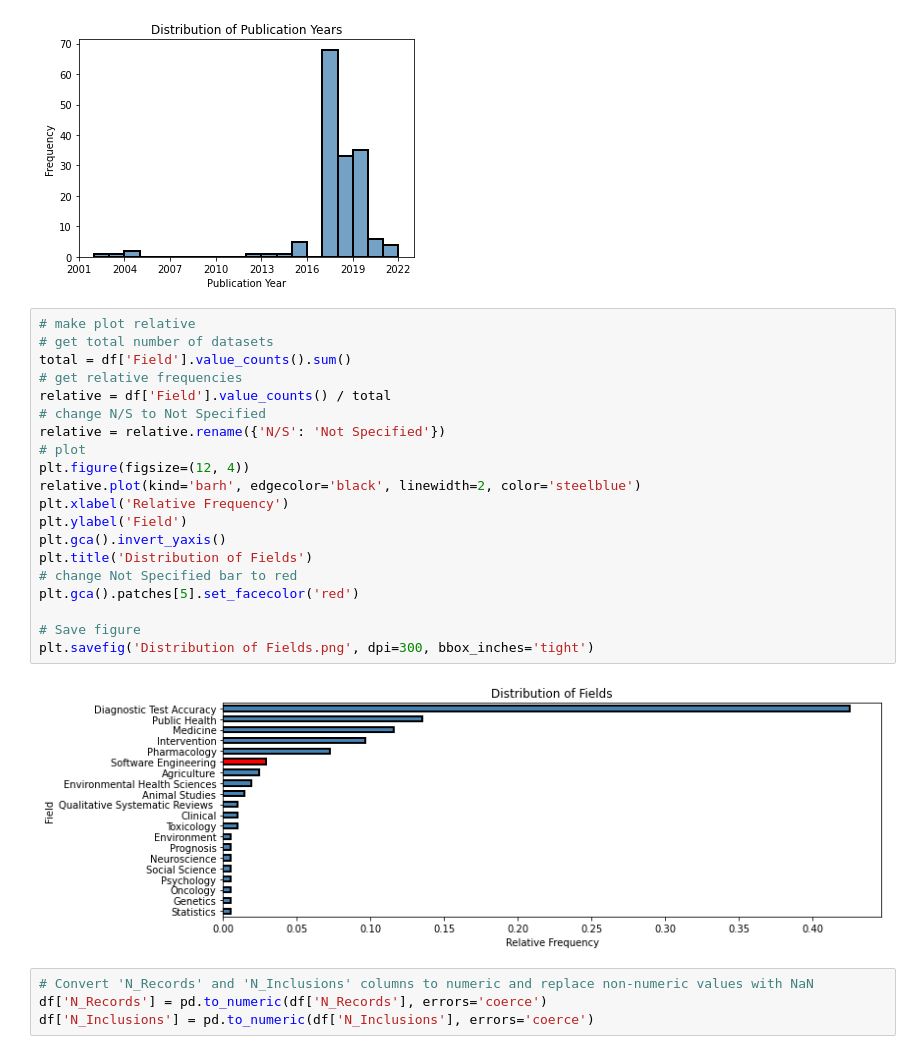
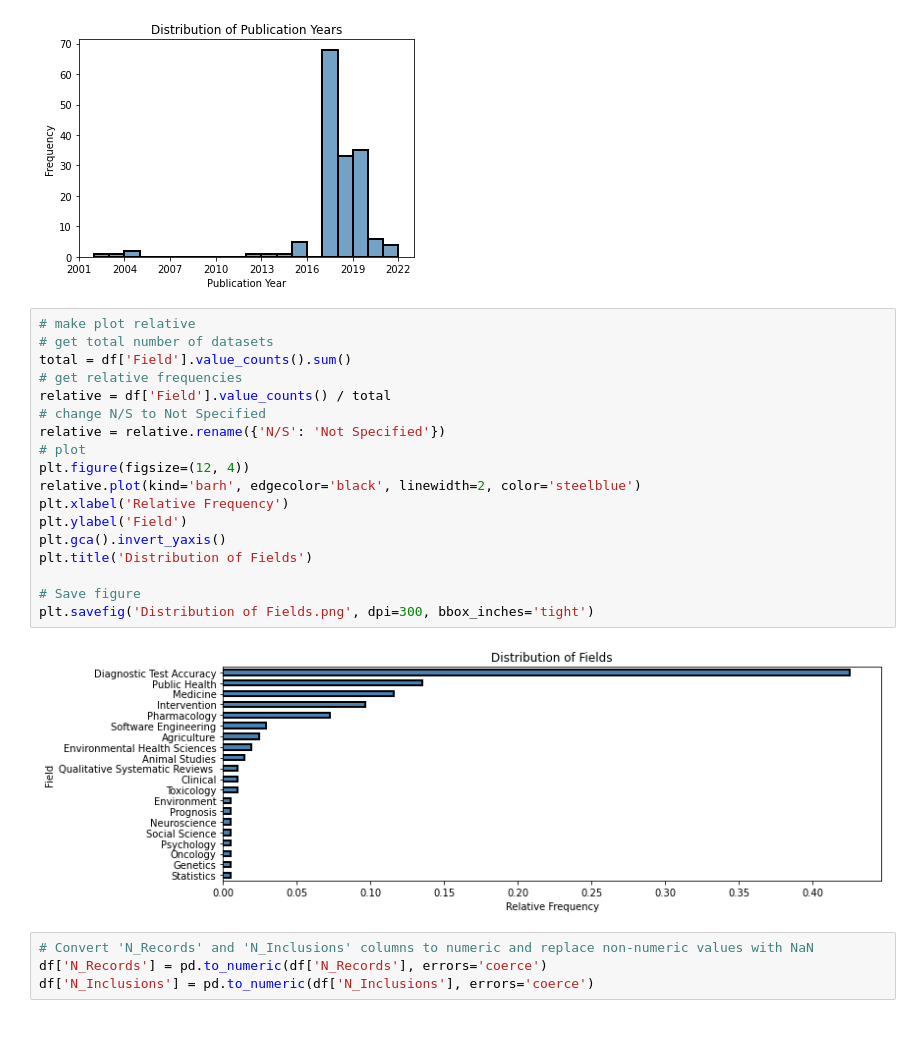
Before and after one commit to jteijema/Code-for-Simulation-Based-Active-Learning-for-Systematic-Reviews, a Jupyter notebook: Code/Datasets/datasets.ipynb, the cells around one changed output. Drawn from its saved outputs; the diff is of its cells as text.

Commit message:
Update datasets figure

```diff
--- a/Code/Datasets/datasets.ipynb
+++ b/Code/Datasets/datasets.ipynb
@@ -45,25 +45,23 @@ plt.savefig('Distribution of Publication Years.png', dpi=300, bbox_inches='tight
 # %%
 # make plot relative
 # get total number of datasets
 total = df['Field'].value_counts().sum()
 # get relative frequencies
 relative = df['Field'].value_counts() / total
 # change N/S to Not Specified
 relative = relative.rename({'N/S': 'Not Specified'})
 # plot
 plt.figure(figsize=(12, 4))
 relative.plot(kind='barh', edgecolor='black', linewidth=2, color='steelblue')
 plt.xlabel('Relative Frequency')
 plt.ylabel('Field')
 plt.gca().invert_yaxis()
 plt.title('Distribution of Fields')
-# change Not Specified bar to red
-plt.gca().patches[5].set_facecolor('red')
 
 # Save figure
 plt.savefig('Distribution of Fields.png', dpi=300, bbox_inches='tight')
 # %% [output]
-[figure, old version]
+[figure, new version]
 # %%
 # Convert 'N_Records' and 'N_Inclusions' columns to numeric and replace non-numeric values with NaN
 df['N_Records'] = pd.to_numeric(df['N_Records'], errors='coerce')
```
Also changed, not shown: 1 other file.
